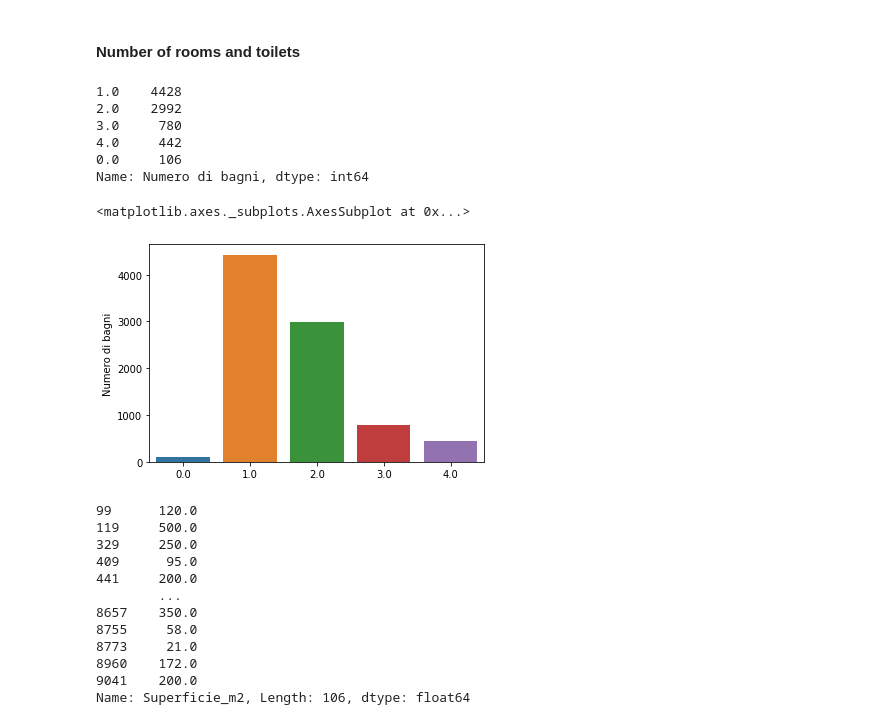
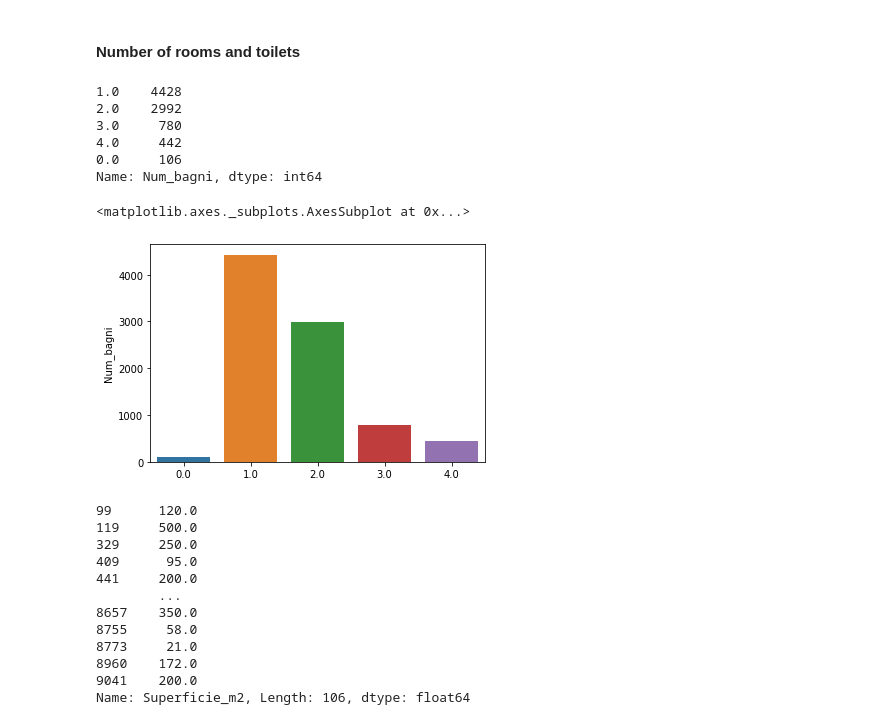
Before and after one commit to LazyEval/housing-prices-firenze, a Jupyter notebook: notebooks/1.0-LazyEval-data-cleaning.ipynb, the cells around one changed output. Drawn from its saved outputs; the diff is of its cells as text; code cells hidden in the pictures.

```diff
--- a/notebooks/1.0-LazyEval-data-cleaning.ipynb
+++ b/notebooks/1.0-LazyEval-data-cleaning.ipynb
@@ -388,0 +569,12 @@ df['Altre caratteristiche'].unique()[10]
+# %%
+# Garage car parking
+df['Posti_garage'] = (df['Posti auto']
+                      .str.findall(r'\d? .* garage\/box')
+                      .str[0]
+                      .str.split(' ')
+                      .str[0])
+
+df.loc[df['Posti_garage'].isna(), 'Posti_garage'] = 0
+df['Posti_garage'] = df['Posti_garage'].astype('float')
+
+df['Posti_garage'].value_counts()
@@ -388,0 +586,12 @@ df['Altre caratteristiche'].unique()[10]
+# %%
+# External car parking
+df['Posti_esterni'] = (df['Posti auto']
+                      .str.findall(r'\d?\d? .*esterno')
+                      .str[0]
+                      .str.split(' ')
+                      .str[0])
+
+df.loc[df['Posti_esterni'].isna(), 'Posti_esterni'] = 0
+df['Posti_esterni'] = df['Posti_esterni'].astype('float')
+
+df['Posti_esterni'].value_counts()
@@ -396,27 +620,27 @@ repl = lambda m: m.group(0).replace(',', ';')
 df['Locali'] = df['Locali'].str.replace(pat, repl)
 # %%
 # Toilets
-df['Numero di bagni'] = (df['Locali']
-                         .str.findall(r'(\d\+? bagn\w)')
-                         .str[0]
-                         .str.split(' ')
-                         .str[0])
+df['Num_bagni'] = (df['Locali']
+                   .str.findall(r'(\d\+? bagn\w)')
+                   .str[0]
+                   .str.split(' ')
+                   .str[0])
 
-df.loc[df['Numero di bagni'].isna(), 'Numero di bagni'] = 0
-df.loc[df['Numero di bagni'] == '3+', 'Numero di bagni'] = 4 # Set 3+ toilets to 4
-df['Numero di bagni'] = df['Numero di bagni'].astype('float')
+df.loc[df['Num_bagni'].isna(), 'Num_bagni'] = 0
+df.loc[df['Num_bagni'] == '3+', 'Num_bagni'] = 4 # Set 3+ toilets to 4
+df['Num_bagni'] = df['Num_bagni'].astype('float')
 
-df['Numero di bagni'].value_counts()
+df['Num_bagni'].value_counts()
 # %% [output]
 1.0    4428
 2.0    2992
 3.0     780
 4.0     442
 0.0     106
-Name: Numero di bagni, dtype: int64
+Name: Num_bagni, dtype: int64
 # %%
-sns.barplot(x=df['Numero di bagni'].value_counts().index, y=df['Numero di bagni'].value_counts())
+sns.barplot(x=df['Num_bagni'].value_counts().index, y=df['Num_bagni'].value_counts())
 # %% [output]
 <matplotlib.axes._subplots.AxesSubplot at 0x...>
-[figure, old version]
+[figure, new version]
 # %%
```
Also changed, not shown: parts of 64 cells of this notebook.
